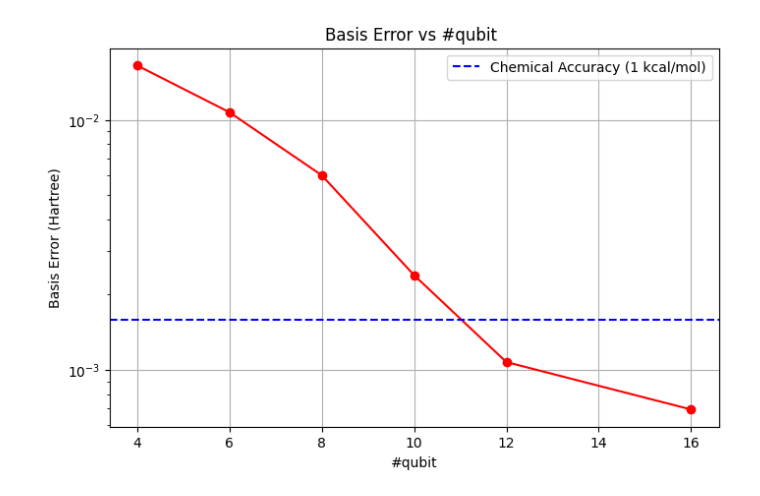
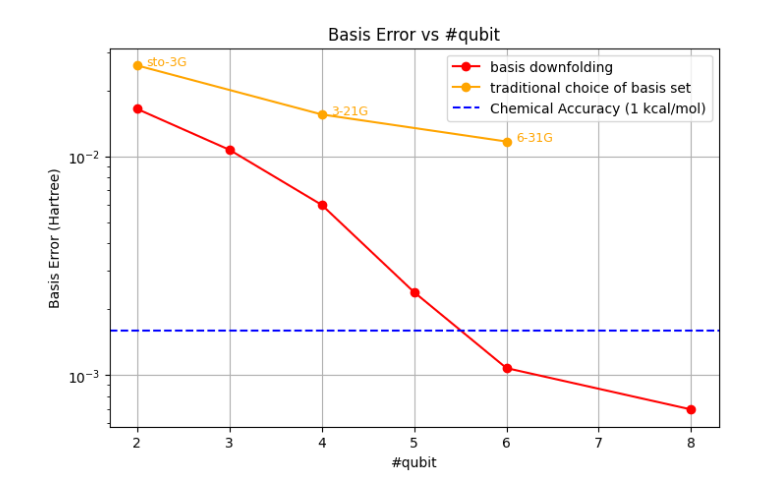
Before and after one commit to He-Wenhao/VQE_downfold, a Jupyter notebook: examples/H2_vqe_limit/plots_manuel.ipynb, the cells around one changed output. Saved outputs shown, nothing was run; the diff lists cells and outputs as text; code cells hidden in the pictures.

```diff
--- a/examples/H2_vqe_limit/plots_manuel.ipynb
+++ b/examples/H2_vqe_limit/plots_manuel.ipynb
@@ -1,32 +1,42 @@
 # %%
 import matplotlib.pyplot as plt
 
 # Data provided
-x = [2*2, 3*2, 4*2, 5*2, 6*2, 8*2, 10]
+x = [2, 3, 4, 5, 6, 8, 10]
 y = [-1.1468743341501852, -1.1526506513656776, -1.157373448725091, -1.160982120233929, -1.1622996016244822, -1.1626795418977407,-1.163374490319236]
+x_trad = [2, 4, 6]
+y_trad = [-1.137283834488502, -1.1478131314665372, -1.1516725449612448]
+x_name = ['sto-3G', '3-21G', '6-31G']
 
 # Accurate energy at x = 10
 accurate_energy = y[-1]
 
 # Calculate energy errors relative to the accurate energy
 energy_errors = [abs(e - accurate_energy) for e in y]
+energy_errors_trad = [abs(e - accurate_energy) for e in y_trad]
 
 # Conversion factor from kcal/mol to Hartree
 kcal_to_hartree = 0.00159362
 
 # Chemical accuracy threshold in Hartree
 chemical_accuracy_hartree = kcal_to_hartree
 
 # Plotting the energy errors with chemical accuracy threshold
 plt.figure(figsize=(8, 5))
-plt.plot(x[:-1], energy_errors[:-1], marker='o', linestyle='-', color='r')
+plt.plot(x[:-1], energy_errors[:-1], marker='o', linestyle='-', color='r', label='basis downfolding')
+plt.plot(x_trad, energy_errors_trad, marker='o', linestyle='-', color='orange', label='traditional choice of basis set')
+
+# Add x_name labels beside each traditional basis set data point
+for i, (xt, yt, name) in enumerate(zip(x_trad, energy_errors_trad, x_name)):
+    plt.text(xt + 0.1, yt, name, fontsize=9, color='orange', ha='left')
+
 plt.axhline(y=chemical_accuracy_hartree, color='b', linestyle='--', label='Chemical Accuracy (1 kcal/mol)')
 plt.xlabel('#qubit')
 plt.ylabel('Basis Error (Hartree)')
-plt.title('Basis Error vs #qubit ')
+plt.title('Basis Error vs #qubit')
 plt.yscale('log')
 plt.legend()
 plt.grid(True)
 plt.show()
 # %% [output]
-[figure, old version]
+[figure, new version]
```
Also changed, not shown: 3 other files.
